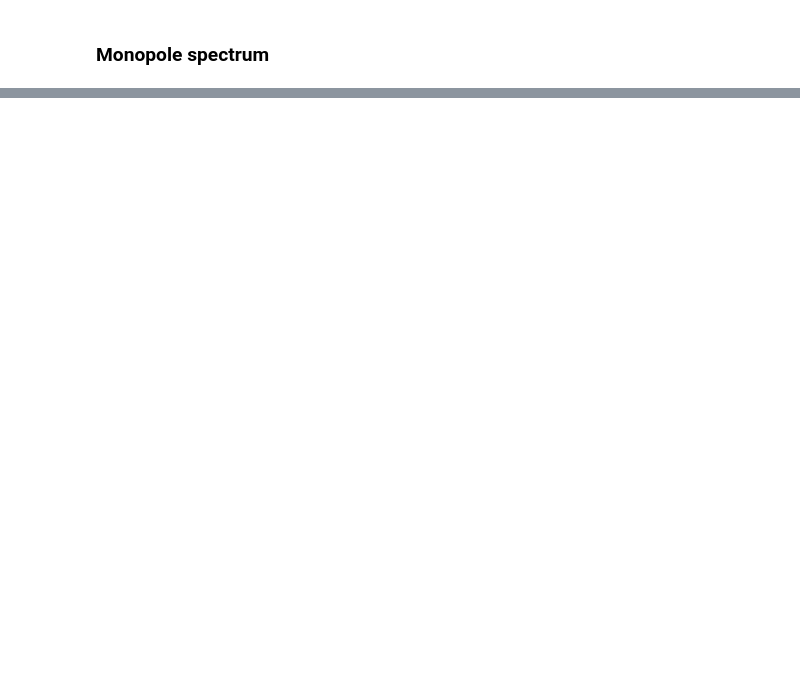
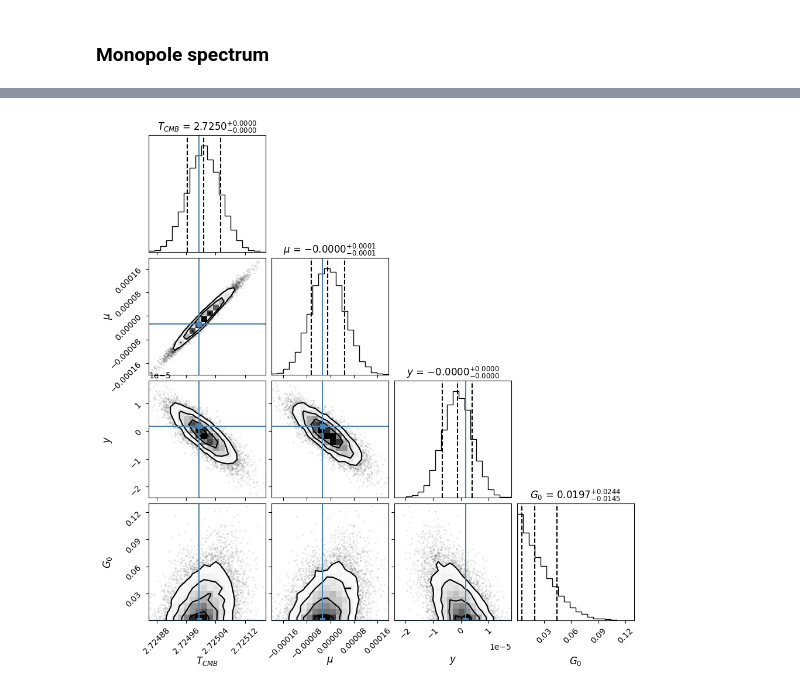
Before and after one commit to AnshulJawale/Computational-Cosmology, a Jupyter notebook: CMB.ipynb, the cells around one changed output, grey strips where cells are left out. Drawn from its saved outputs; the diff is of its cells as text; code cells hidden in the pictures; blank space fills up the shorter version.

```diff
--- a/CMB.ipynb
+++ b/CMB.ipynb
@@ -87,0 +216,5 @@ best_fit = bestfit.x
+# %%
+fig = corner.corner(sampler.get_chain(thin=thin, discard=discard, flat=True), labels=params, show_titles=True, truths=best_fit, quantiles=[0.16, 0.5, 0.84], title_kwargs={"fontsize": 12}, label_kwargs={"fontsize": 12}, title_fmt=".4f")
+fig.savefig("MCMC Results/FIRAS-CMB-Monopole.png")
+# %% [output]
+[figure, added]
```
Also changed, not shown: parts of 9 cells of this notebook, 2 other files.
